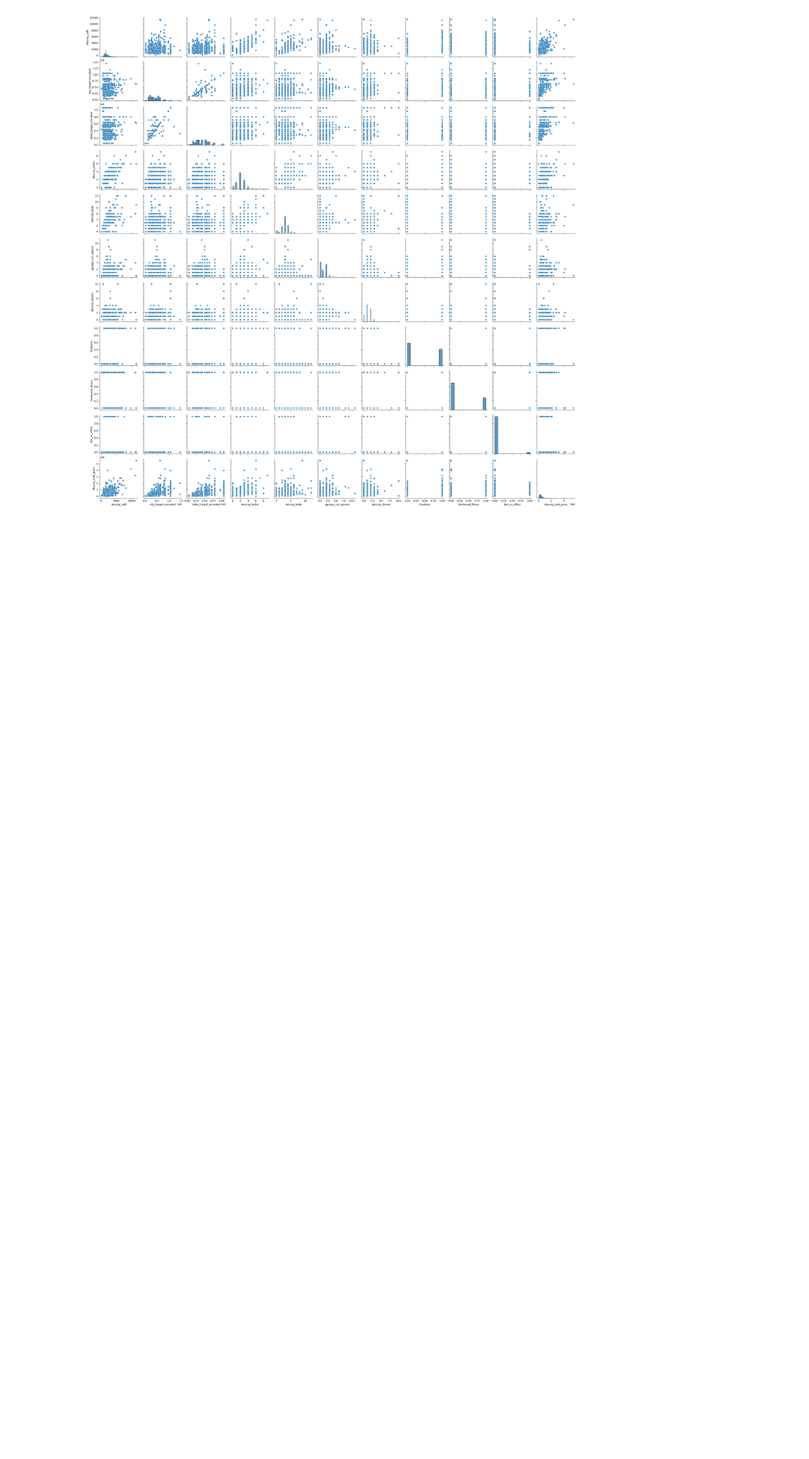
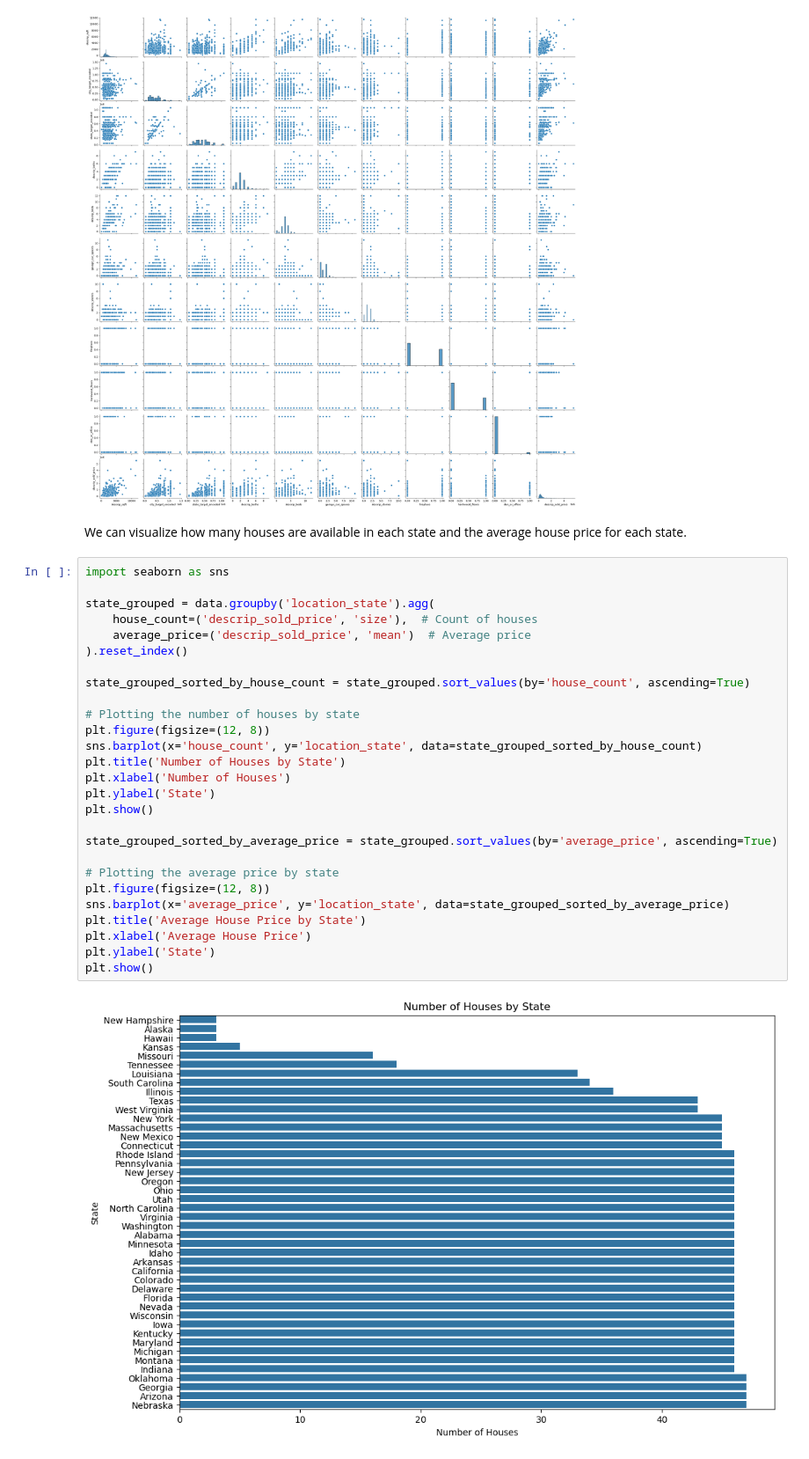
Before and after one commit to MeghanBarritt/midterm_project_datasci, a Jupyter notebook: notebooks/1 - EDA.ipynb, the cells around one changed output. Shown at 88% size. Drawn from its saved outputs; the diff is of its cells as text; blank space fills up the shorter version.

Commit message:
new visualization, cleaned and added comments

```diff
--- a/notebooks/1 - EDA.ipynb
+++ b/notebooks/1 - EDA.ipynb
@@ -1061,3 +1041,34 @@ sns.pairplot(topair)
 # %% [output]
 <seaborn.axisgrid.PairGrid at 0x...>
 [figure]
+# %% [markdown]
+We can visualize how many houses are available in each state and the average house price for each state.
+# %%
+import seaborn as sns
+
+state_grouped = data.groupby('location_state').agg(
+    house_count=('descrip_sold_price', 'size'),  # Count of houses
+    average_price=('descrip_sold_price', 'mean')  # Average price
+).reset_index()
+
+state_grouped_sorted_by_house_count = state_grouped.sort_values(by='house_count', ascending=True)
+
+# Plotting the number of houses by state
+plt.figure(figsize=(12, 8))
+sns.barplot(x='house_count', y='location_state', data=state_grouped_sorted_by_house_count)
+plt.title('Number of Houses by State')
+plt.xlabel('Number of Houses')
+plt.ylabel('State')
+plt.show()
+
+state_grouped_sorted_by_average_price = state_grouped.sort_values(by='average_price', ascending=True)
+
+# Plotting the average price by state
+plt.figure(figsize=(12, 8))
+sns.barplot(x='average_price', y='location_state', data=state_grouped_sorted_by_average_price)
+plt.title('Average House Price by State')
+plt.xlabel('Average House Price')
+plt.ylabel('State')
+plt.show()
+# %% [output]
+[figure, added]
```
Also changed, not shown: parts of 70 cells of this notebook.
